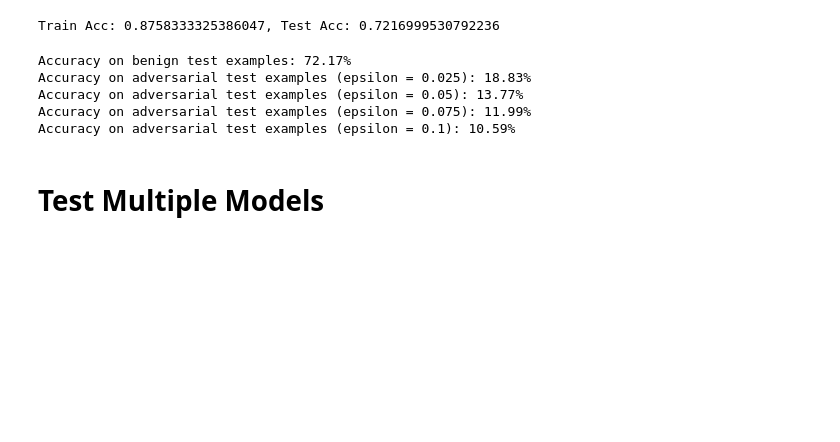
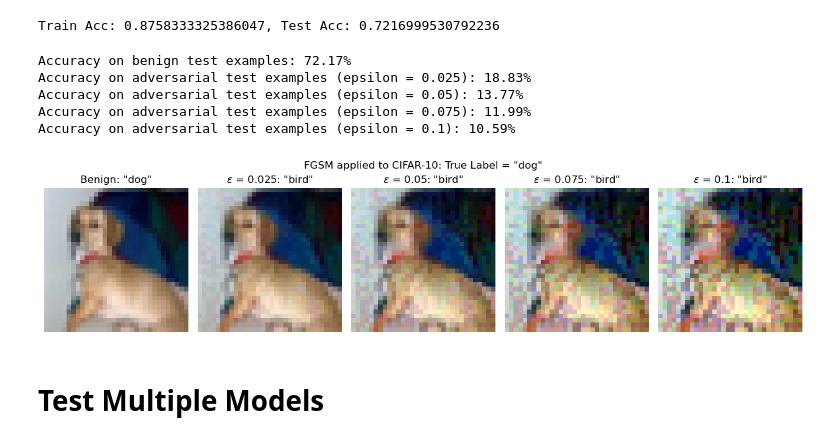
Before and after one commit to Max-Winga/RobustEnsemblePrompting, a Jupyter notebook: notebooks/examples/fresh_round_CNN_CIFAR_10.ipynb, the cells around one changed output. Saved outputs shown, nothing was run; the diff lists cells and outputs as text; code cells hidden in the pictures; blank space fills up the shorter version.

```diff
--- a/notebooks/examples/fresh_round_CNN_CIFAR_10.ipynb
+++ b/notebooks/examples/fresh_round_CNN_CIFAR_10.ipynb
@@ -231,9 +231,10 @@ def train_REPClassifier(model, dataset, optimizer, criterion, batch_size, epochs
 # %% [markdown]
 # Test Single Model
 # %%
-# perturbation_descriptions = [["Gaussian", 0.05], ["Laplacian", 0.05]]
+perturbation_descriptions = [["Gaussian", 0.05], ["Laplacian", 0.05]]
 # perturbation_descriptions = [["Gaussian", 0.05]]
-perturbation_descriptions = []
+# perturbation_descriptions = []
+perturbation_descriptions = [["Identity"], ["Gaussian", 0.05], ["Laplacian", 0.05], ["Lp-norm", 0.5, 1]]
 perturbation_functions = create_perturbations(perturbation_descriptions)
 
 perturbations = Perturbations(perturbation_functions)
@@ -253,11 +259,3 @@ if load_trained_model:
 else:
     accuracy, loss = train_REPClassifier(model, train_dataset, optimizer, criterion, batch_size, epochs)
     torch.save(model.state_dict(), ROOT + "src/models/" + model_name)
-# %%
-fig, axs = plt.subplots(1, 2)
-axs[0].plot(loss, label="Loss")
-axs[0].set_title("Loss")
-axs[1].plot(accuracy, label="Accuracy")
-axs[1].set_ylim(0, 1)
-axs[1].set_title("Accuracy")
-plt.show()
@@ -276,7 +272,7 @@ classifier = PyTorchClassifier(
         clip_values=(min_pixel_value, max_pixel_value),
         loss=criterion,
         optimizer=optimizer,
-        input_shape=(3, 28, 28),
+        input_shape=(3, 32, 32),
         nb_classes=num_classes,
     )
 
@@ -322,6 +318,45 @@ Accuracy on adversarial test examples (epsilon = 0.025): 18.83%
 Accuracy on adversarial test examples (epsilon = 0.05): 13.77%
 Accuracy on adversarial test examples (epsilon = 0.075): 11.99%
 Accuracy on adversarial test examples (epsilon = 0.1): 10.59%
+# %%
+def plot_adversarial_examples(classifier, x_benign, x_adv_list, epsilons, y_true):
+    num_examples = len(x_adv_list) + 1
+    fig, axes = plt.subplots(1, num_examples, figsize=(num_examples*2.5, 3))
+    classes = ['airplane', 'automobile', 'bird', 'cat', 'deer', 'dog', 'frog', 'horse', 'ship', 'truck']
+
+    # Predict labels using the classifier
+    labels = []
+    labels.append(classes[np.argmax(classifier.predict(x_benign), axis=1)[0]])
+    for x_adv in x_adv_list:
+        labels.append(classes[np.argmax(classifier.predict(x_adv), axis=1)[0]])
+
+    # Plot benign example
+    axes[0].imshow(x_benign.transpose(1, 2, 0))
+    axes[0].set_title(f"Benign: \"{labels[0]}\"")
+    axes[0].axis('off')
+
+    # Plot adversarial examples
+    for i, x_adv in enumerate(x_adv_list):
+        axes[i+1].imshow(x_adv.transpose(1, 2, 0))
+        axes[i+1].set_title(f"$\\varepsilon$ = {epsilons[i]}: \"{labels[i+1]}\"")
+        axes[i+1].axis('off')
+
+    fig.suptitle(f"FGSM applied to CIFAR-10: True Label = \"{classes[y_true]}\"")
+    plt.tight_layout()
+    plt.show()
+
+# Example usage
+epsilons = [0.025, 0.05, 0.075, 0.1]
+
+# Select a random benign example and its corresponding adversarial examples
+idx = np.random.randint(len(x_test_numpy))
+x_benign = x_test_numpy[idx]
+x_adv_list = [x_test_adv1[idx], x_test_adv2[idx], x_test_adv3[idx], x_test_adv4[idx]]
+y_true = np.argmax(y_test_numpy[idx])
+
+plot_adversarial_examples(classifier, x_benign, x_adv_list, epsilons, y_true)
+# %% [output]
+[figure, added]
 # %% [markdown]
 # Test Multiple Models
 # %%
```
Also changed, not shown: parts of 2 cells of this notebook, 9 other files.
